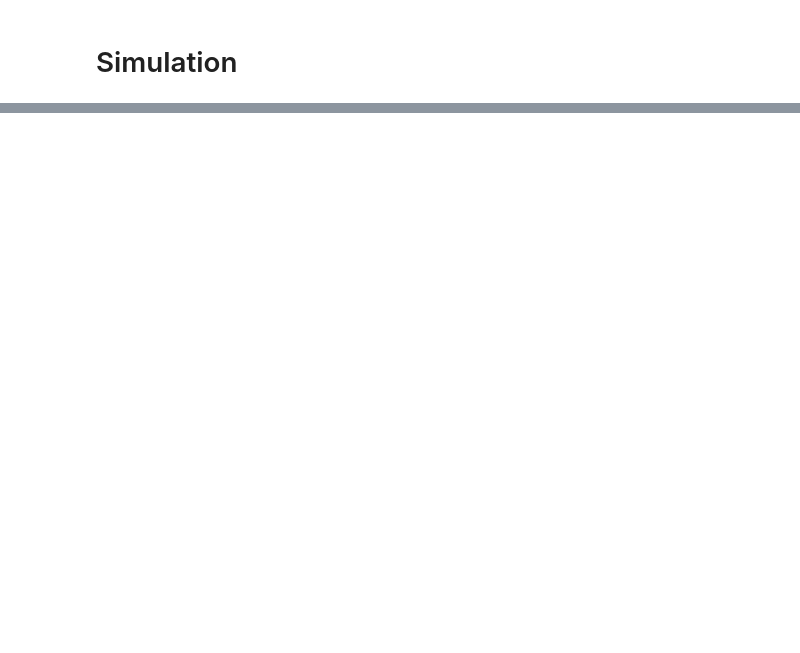
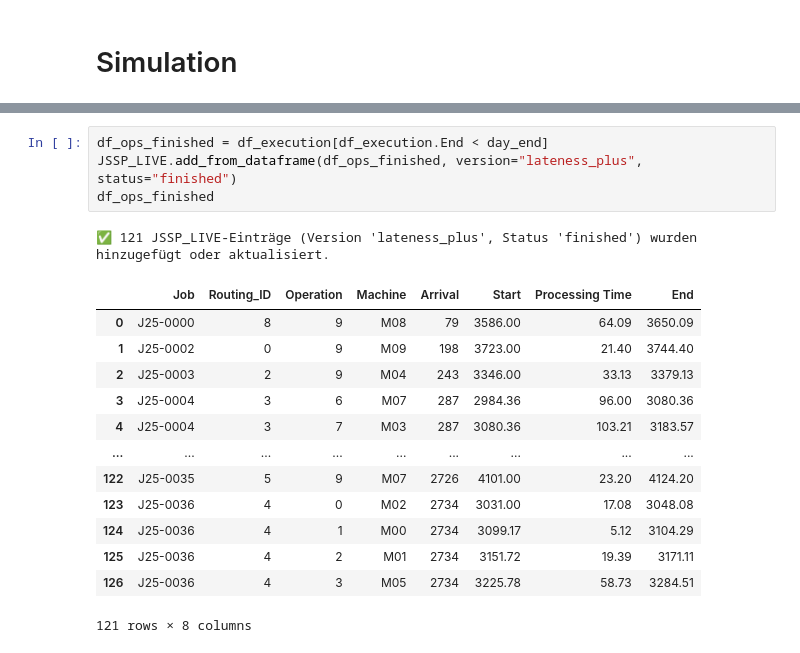
Before and after one commit to konrad-adamski/HTWD_Minimalinvasives_Job-Shop_Scheduling, a Jupyter notebook: notebooks/30_CP_Scheduling_Lateness_extra/Rescheduling_with_FirstOperation_Constraint.ipynb, the cells around one changed output, grey strips where cells are left out. Drawn from its saved outputs; the diff is of its cells as text; blank space fills up the shorter version.

Commit message:
with FirstOperation Constraint

```diff
--- a/notebooks/30_CP_Scheduling_Lateness_extra/Rescheduling_with_FirstOperation_Constraint.ipynb
+++ b/notebooks/30_CP_Scheduling_Lateness_extra/Rescheduling_with_FirstOperation_Constraint.ipynb
@@ -462,0 +466,19 @@ df_execution = simulation.run(start_time = day_start, end_time=day_end)
+# %%
+df_ops_finished = df_execution[df_execution.End < day_end]
+JSSP_LIVE.add_from_dataframe(df_ops_finished, version="lateness_plus", status="finished")
+df_ops_finished
+# %% [output]
+✅ 121 JSSP_LIVE-Einträge (Version 'lateness_plus', Status 'finished') wurden hinzugefügt oder aktualisiert.
+|  | Job | Routing_ID | Operation | Machine | Arrival | Start | Processing Time | End |
+| 0 | J25-0000 | 8 | 9 | M08 | 79 | 3586.00 | 64.09 | 3650.09 |
+| 1 | J25-0002 | 0 | 9 | M09 | 198 | 3723.00 | 21.40 | 3744.40 |
+| 2 | J25-0003 | 2 | 9 | M04 | 243 | 3346.00 | 33.13 | 3379.13 |
+| 3 | J25-0004 | 3 | 6 | M07 | 287 | 2984.36 | 96.00 | 3080.36 |
+| 4 | J25-0004 | 3 | 7 | M03 | 287 | 3080.36 | 103.21 | 3183.57 |
+| ... | ... | ... | ... | ... | ... | ... | ... | ... |
+| 122 | J25-0035 | 5 | 9 | M07 | 2726 | 4101.00 | 23.20 | 4124.20 |
+| 123 | J25-0036 | 4 | 0 | M02 | 2734 | 3031.00 | 17.08 | 3048.08 |
+| 124 | J25-0036 | 4 | 1 | M00 | 2734 | 3099.17 | 5.12 | 3104.29 |
+| 125 | J25-0036 | 4 | 2 | M01 | 2734 | 3151.72 | 19.39 | 3171.11 |
+| 126 | J25-0036 | 4 | 3 | M05 | 2734 | 3225.78 | 58.73 | 3284.51 |
+121 rows × 8 columns
```
Also changed, not shown: parts of 18 cells of this notebook, 3 other files.
